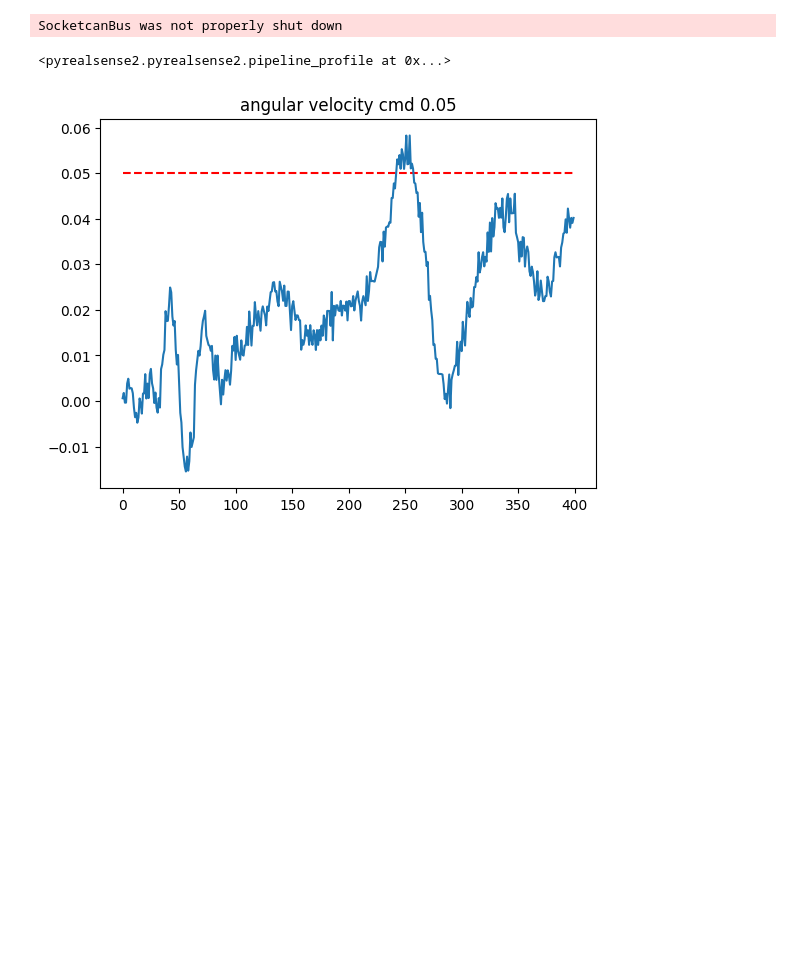
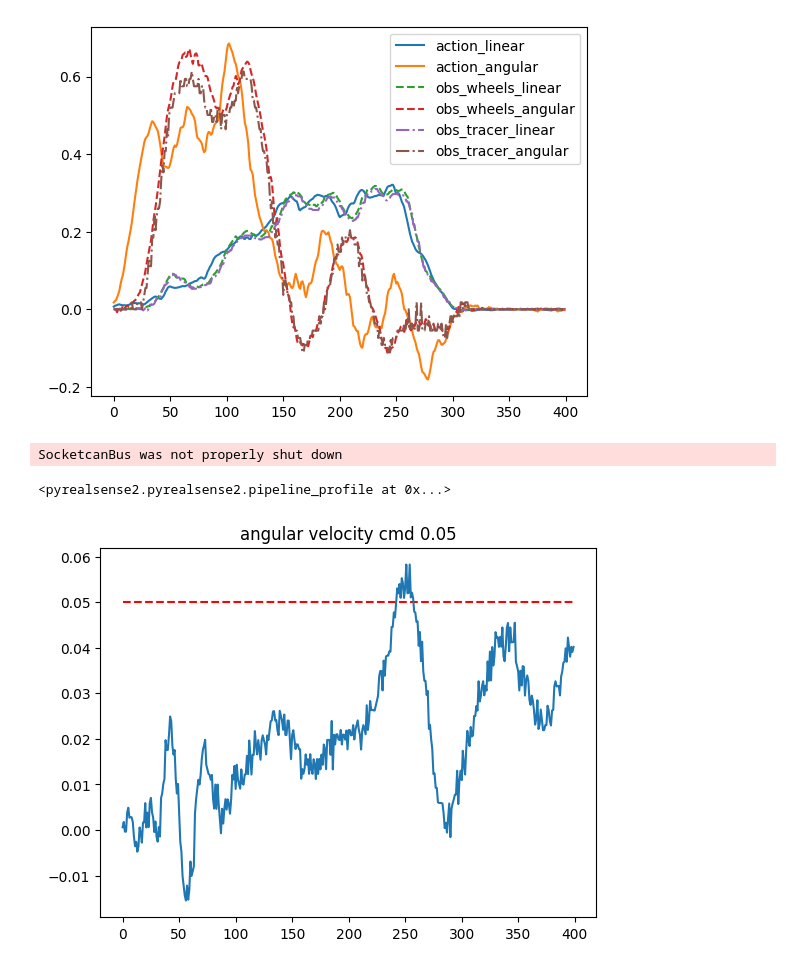
Before and after one commit to MarkFzp/mobile-aloha, a Jupyter notebook: aloha_scripts/test.ipynb, the cells around one changed output. Saved outputs shown, nothing was run; the diff lists cells and outputs as text; code cells hidden in the pictures; blank space fills up the shorter version.

Commit message:
support wheel odom

```diff
--- a/aloha_scripts/test.ipynb
+++ b/aloha_scripts/test.ipynb
@@ -1,3 +1,23 @@
+# %%
+import h5py
+import matplotlib.pyplot as plt
+
+with h5py.File('/home/mobile-aloha/data/aloha_mobile_fork/episode_19_replayed.hdf5', 'r') as f:
+    obs_wheels = f['obs_wheels'][:]
+    obs_tracer = f['obs_tracer'][:]
+    base_actions = f['base_action'][:]
+
+    plt.plot(base_actions[:, 0], label='action_linear')
+    plt.plot(base_actions[:, 1], label='action_angular')
+    plt.plot(obs_wheels[:, 0], '--', label='obs_wheels_linear')
+    plt.plot(obs_wheels[:, 1], '--', label='obs_wheels_angular')
+    plt.plot(obs_tracer[:, 0], '-.', label='obs_tracer_linear')
+    plt.plot(obs_tracer[:, 1], '-.', label='obs_tracer_angular')
+    plt.legend()
+
+    plt.show()
+# %% [output]
+[figure, added]
 # %%
 import pyrealsense2 as rs
 from pyquaternion import Quaternion
```
Also changed, not shown: 6 other files.
